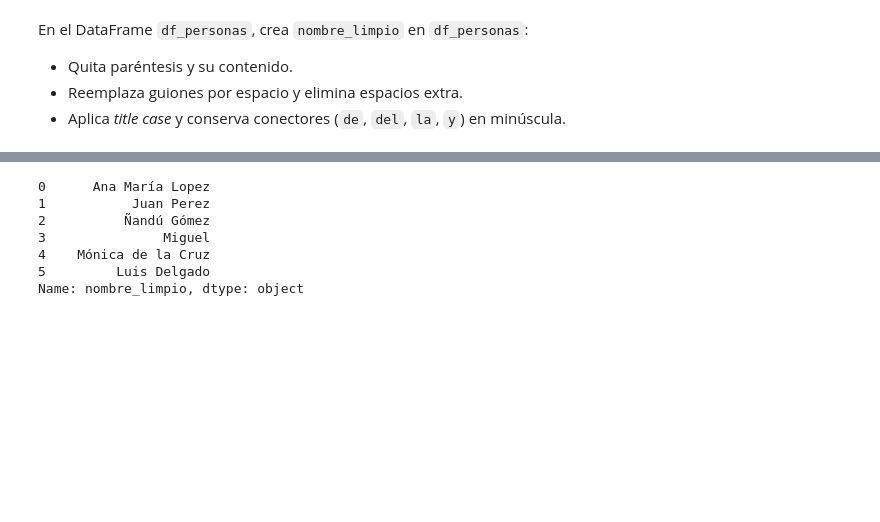
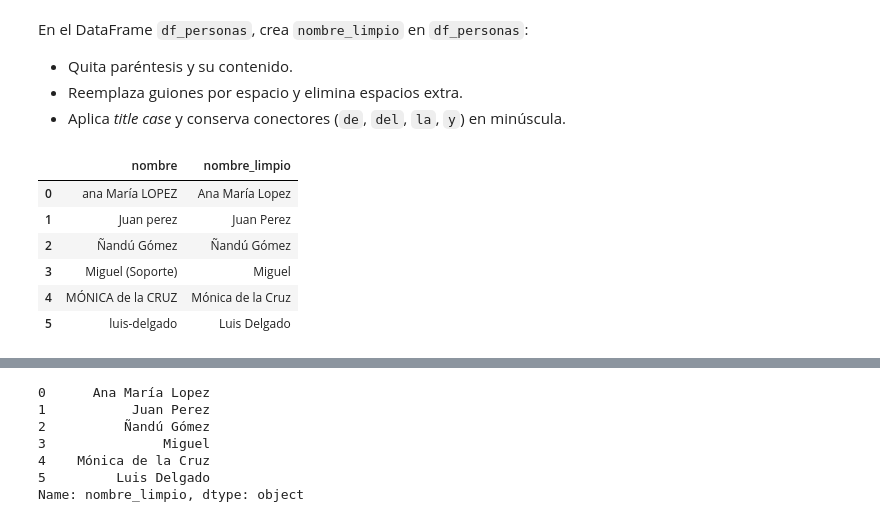
Before and after one commit to DanielGongora28/nlp-upb, a Jupyter notebook: notebooks/2-nlp/Practica_Limpieza_Texto_clean.ipynb, the cells around one changed output, grey strips where cells are left out. Saved outputs shown, nothing was run; the diff lists cells and outputs as text; code cells hidden in the pictures; blank space fills up the shorter version.

```diff
--- a/notebooks/Practica_Limpieza_Texto_clean.ipynb
+++ b/notebooks/2-nlp/Practica_Limpieza_Texto_clean.ipynb
@@ -588,3 +665,43 @@ En el DataFrame `df_personas`, crea `nombre_limpio` en `df_personas`:
 - Aplica *title case* y conserva conectores (`de`, `del`, `la`, `y`) en minúscula.
 # %%
 # Copie su código aca
+def clean_name(nombre):
+    if pd.isna(nombre):
+        return nombre
+
+    # Lista de conectores que se deben conservar
+    conectores = ["de", "del", "la", "y"]
+
+    # Quitar paréntesis y su contenido
+    nombre = re.sub(r"\([^)]*\)", "", nombre)
+
+    # Reemplazar guiones por espacios
+    nombre = nombre.replace("-", " ")
+
+    # Eliminar espacios múltiples y espacios a los extremos
+    nombre = re.sub(r"\s+", " ", nombre).strip()
+
+    # Aplicar title case (Primer Nombre en Minusculas)
+    palabras = nombre.title().split()
+
+    # Poner conectores en minúscula
+    palabras = [
+        palabra.lower() if palabra.lower() in conectores else palabra
+        for palabra in palabras
+    ]
+
+    # Unir lista de palabras
+    return " ".join(palabras)
+
+# Crear columna resultado
+df_personas["nombre_limpio"] = df_personas["nombre"].apply(clean_name)
+
+display(df_personas[["nombre","nombre_limpio"]])
+# %% [output]
+|  | nombre | nombre_limpio |
+| 0 | ana María LOPEZ | Ana María Lopez |
+| 1 | Juan perez | Juan Perez |
+| 2 | Ñandú Gómez | Ñandú Gómez |
+| 3 | Miguel (Soporte) | Miguel |
+| 4 | MÓNICA de la CRUZ | Mónica de la Cruz |
+| 5 | luis-delgado | Luis Delgado |
```
Also changed, not shown: parts of 18 cells of this notebook, 11 other files.
